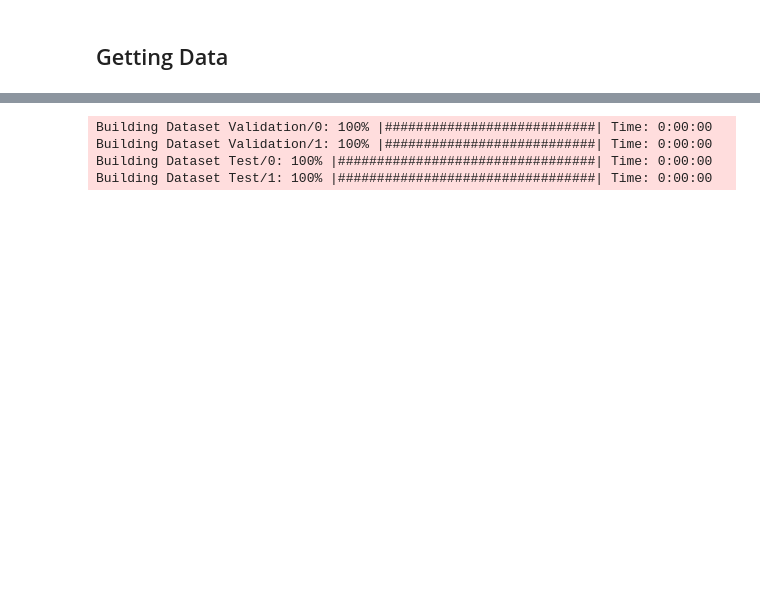
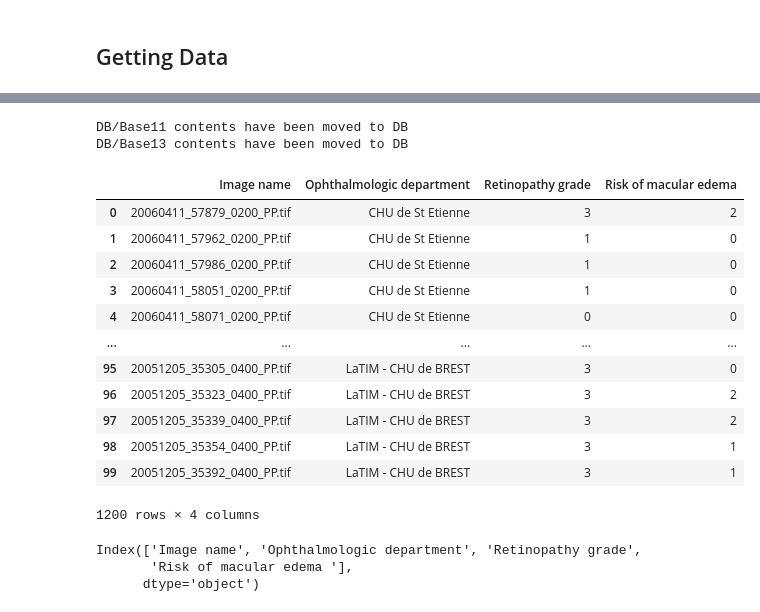
Before and after one commit to AlbertoRomanRamosRodriguez/Tesis-de-Grado, a Jupyter notebook: exploring_messidor_dr.ipynb, the cells around one changed output, grey strips where cells are left out. Saved outputs shown, nothing was run; the diff lists cells and outputs as text; code cells hidden in the pictures; blank space fills up the shorter version.

```diff
--- a/exploring_messidor_dr.ipynb
+++ b/exploring_messidor_dr.ipynb
@@ -58,4 +47,0 @@ rm: cannot remove './RAW_DATA/Base11': No such file or directory
-# %%
-for f in os.listdir(DB_PATH):
-    !mv {os.path.sep.join([DB_PATH, f])}/* {DB_PATH}
-    !rm -r {os.path.sep.join([DB_PATH, f])}
@@ -194,14 +48,53 @@ def restructure_set(csv_file: str, folder: str, column: str):
-# %%
-not_training = [f for f in os.listdir(DB_PATH) if 'Training' not in f]
-csv_files = [f for f in not_training if '.csv' in f]
-folders = [f for f in not_training if f not in csv_files]
-
-for csv in csv_files:
-    for f in folders:
-        if f in csv: # folder name is included in csv filename, which means folder and csv file match
-            restructure_set(csv, f, 'DR')
-# %% [output]
-Building Dataset Validation/0: 100% |###########################| Time: 0:00:00
-Building Dataset Validation/1: 100% |###########################| Time: 0:00:00
-Building Dataset Test/0: 100% |#################################| Time: 0:00:00
-Building Dataset Test/1: 100% |#################################| Time: 0:00:00
+# %%
+folders = ['DB/Base11', 'DB/Base13']
+
+for f in folders:
+    try:
+        image_paths = os.listdir(f)
+        image_paths = [os.path.sep.join([f, img]) for img in image_paths]
+
+        [move(img, DB_PATH) for img in image_paths]
+        if os.path.exists(f):
+            rmtree(f)
+    except FileNotFoundError:
+        print("Files were already dealt with")
+        break
+    else:
+        print(f"{f} contents have been moved to {DB_PATH}")
+# %% [output]
+DB/Base11 contents have been moved to DB
+DB/Base13 contents have been moved to DB
+# %%
+excel_files = [f for f in os.listdir(DB_PATH) if '.xls' in f]
+dataframes = []
+
+for xls_file in excel_files:
+    path = os.path.sep.join([DB_PATH, xls_file])
+    tmp_df = pd.read_excel(path)
+
+    dataframes.append(tmp_df)
+
+orig_dataset = pd.concat(dataframes)
+orig_dataset.dropna(inplace=True)
+orig_dataset
+# %% [output]
+|  | Image name | Ophthalmologic department | Retinopathy grade | Risk of macular edema |
+| 0 | 20060411_57879_0200_PP.tif | CHU de St Etienne | 3 | 2 |
+| 1 | 20060411_57962_0200_PP.tif | CHU de St Etienne | 1 | 0 |
+| 2 | 20060411_57986_0200_PP.tif | CHU de St Etienne | 1 | 0 |
+| 3 | 20060411_58051_0200_PP.tif | CHU de St Etienne | 1 | 0 |
+| 4 | 20060411_58071_0200_PP.tif | CHU de St Etienne | 0 | 0 |
+| ... | ... | ... | ... | ... |
+| 95 | 20051205_35305_0400_PP.tif | LaTIM - CHU de BREST | 3 | 0 |
+| 96 | 20051205_35323_0400_PP.tif | LaTIM - CHU de BREST | 3 | 2 |
+| 97 | 20051205_35339_0400_PP.tif | LaTIM - CHU de BREST | 3 | 2 |
+| 98 | 20051205_35354_0400_PP.tif | LaTIM - CHU de BREST | 3 | 1 |
+| 99 | 20051205_35392_0400_PP.tif | LaTIM - CHU de BREST | 3 | 1 |
+1200 rows × 4 columns
+# %%
+columns = orig_dataset.columns
+columns
+# %% [output]
+Index(['Image name', 'Ophthalmologic department', 'Retinopathy grade',
+       'Risk of macular edema '],
+      dtype='object')
```
Also changed, not shown: parts of 26 cells of this notebook.
